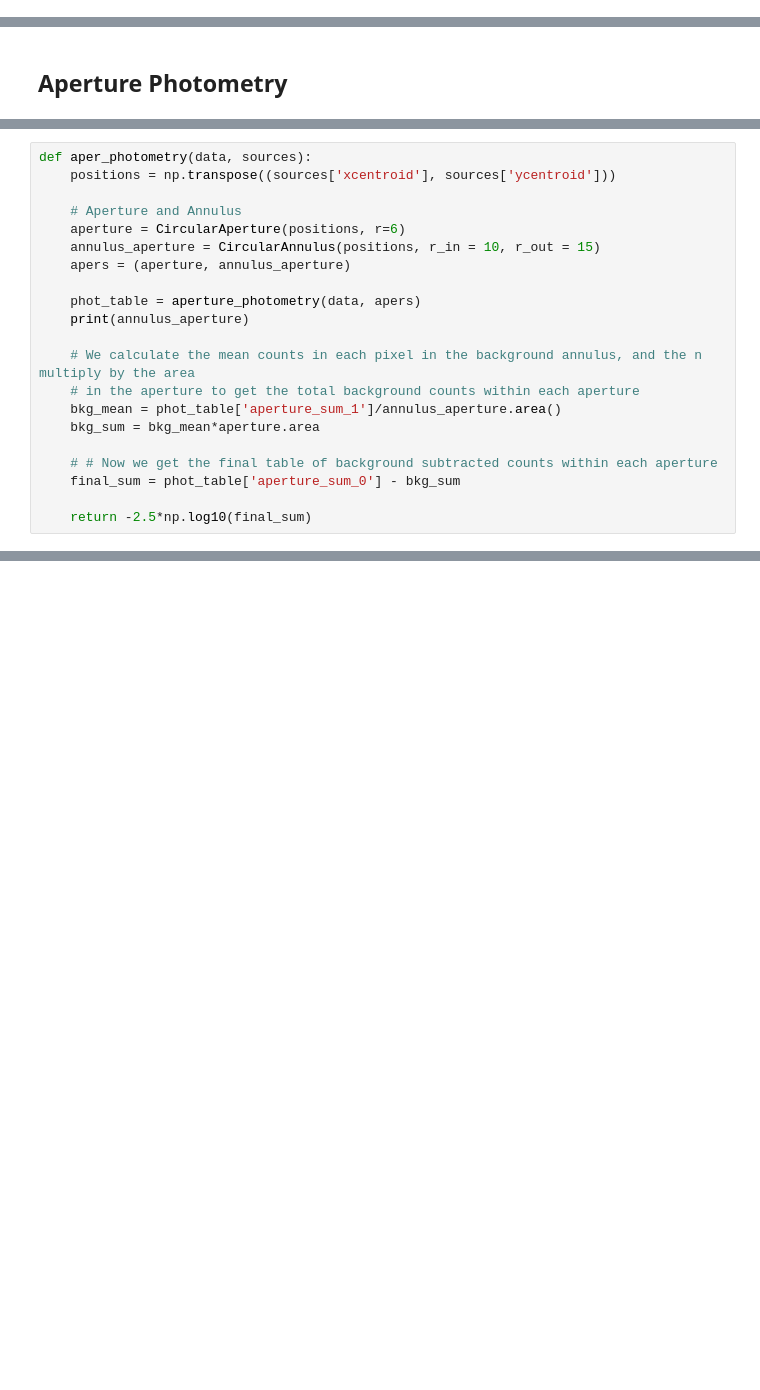
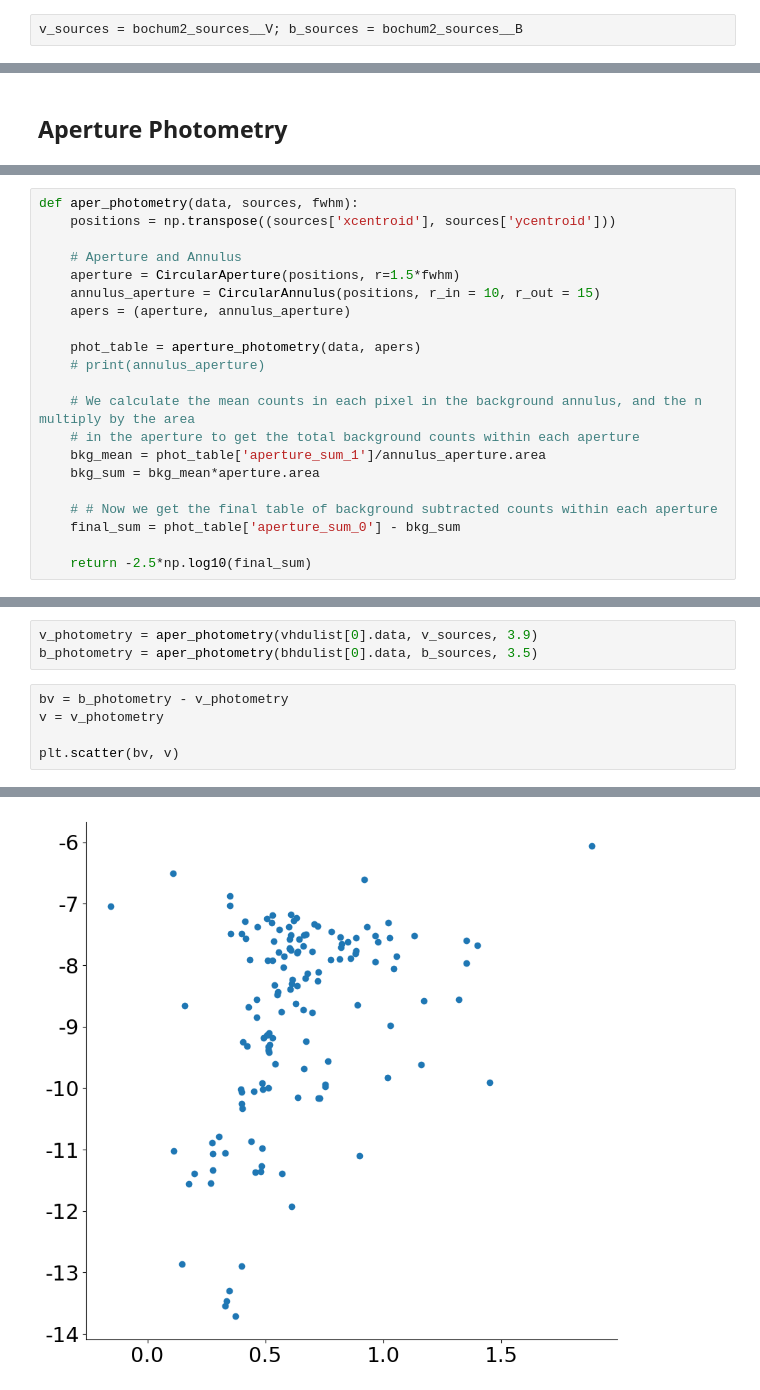
Before and after one commit to OwenJohnsons/Final_Year_Project, a Jupyter notebook: Code/photometry.ipynb, the cells around one changed output, grey strips where cells are left out. Saved outputs shown, nothing was run; the diff lists cells and outputs as text; blank space fills up the shorter version.

```diff
--- a/Code/photometry.ipynb
+++ b/Code/photometry.ipynb
@@ -149,0 +104,2 @@ print(len(common_stars), np.shape(common_stars))
+# %%
+v_sources = bochum2_sources__V; b_sources = bochum2_sources__B
@@ -154,18 +205,18 @@ from photutils import *
 # %%
-def aper_photometry(data, sources):
+def aper_photometry(data, sources, fwhm):
     positions = np.transpose((sources['xcentroid'], sources['ycentroid']))
 
     # Aperture and Annulus
-    aperture = CircularAperture(positions, r=6)
+    aperture = CircularAperture(positions, r=1.5*fwhm)
     annulus_aperture = CircularAnnulus(positions, r_in = 10, r_out = 15)
     apers = (aperture, annulus_aperture)
 
     phot_table = aperture_photometry(data, apers)
-    print(annulus_aperture)
+    # print(annulus_aperture)
 
     # We calculate the mean counts in each pixel in the background annulus, and the n multiply by the area
     # in the aperture to get the total background counts within each aperture
-    bkg_mean = phot_table['aperture_sum_1']/annulus_aperture.area()
+    bkg_mean = phot_table['aperture_sum_1']/annulus_aperture.area
     bkg_sum = bkg_mean*aperture.area
 
     # # Now we get the final table of background subtracted counts within each aperture
@@ -218,0 +226,9 @@ Length = 405 rows
+# %%
+v_photometry = aper_photometry(vhdulist[0].data, v_sources, 3.9)
+b_photometry = aper_photometry(bhdulist[0].data, b_sources, 3.5)
+# %%
+bv = b_photometry - v_photometry
+v = v_photometry
+
+plt.scatter(bv, v)
+# %% [output]
@@ -218,0 +236 @@ Length = 405 rows
+[figure, added]
```
Also changed, not shown: parts of 16 cells of this notebook, 8 other files.
